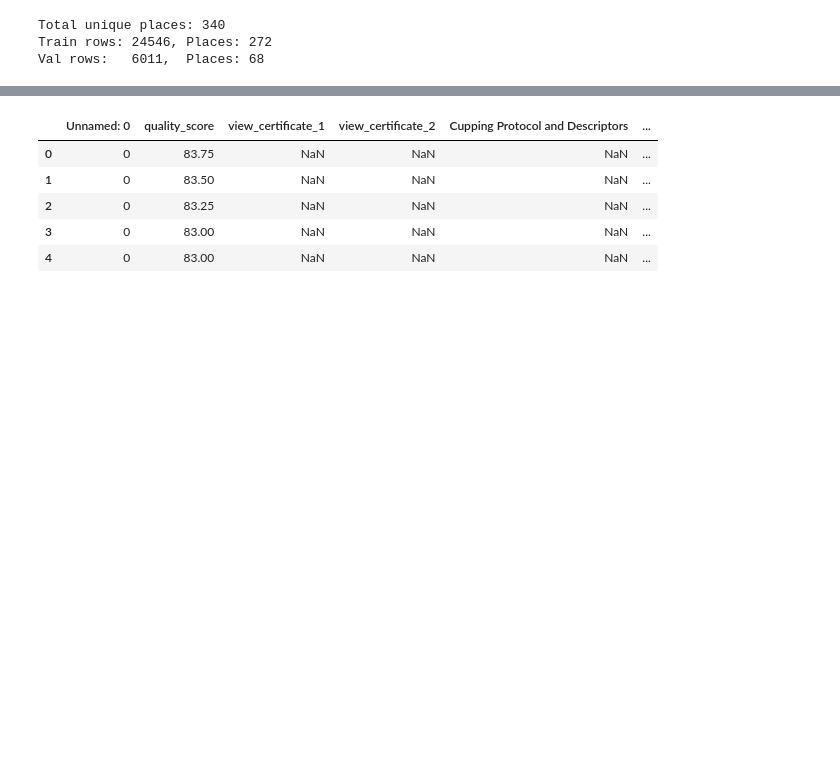
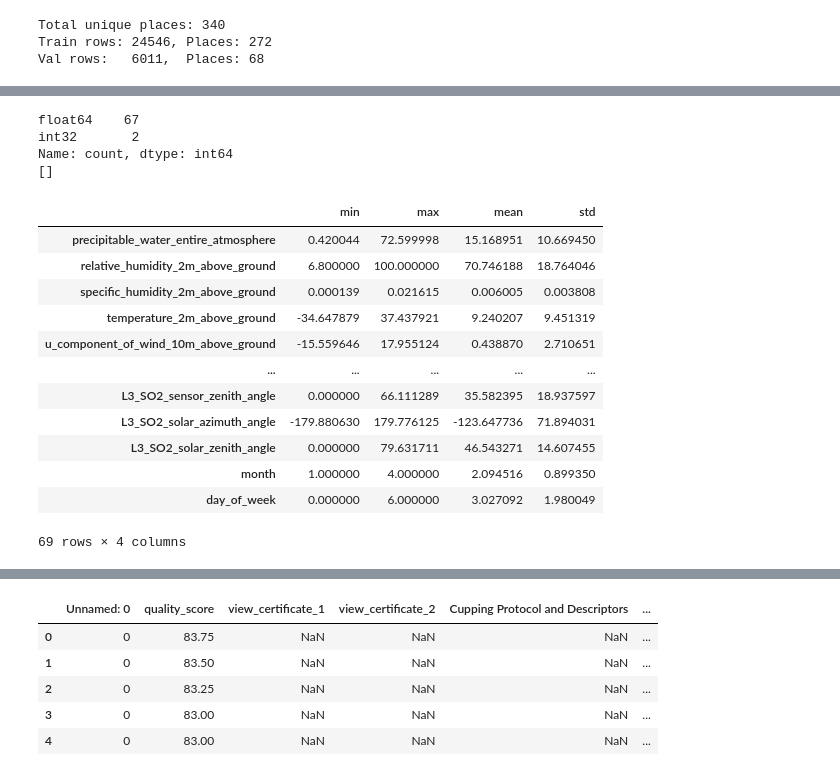
Before and after one commit to flyingpinguu/air_pollution_mlproject, a Jupyter notebook: air_pollution.ipynb, the cells around one changed output, grey strips where cells are left out. Drawn from its saved outputs; the diff is of its cells as text; code cells hidden in the pictures; blank space fills up the shorter version.

```diff
--- a/air_pollution.ipynb
+++ b/air_pollution.ipynb
@@ -134,0 +167,28 @@ y_val = val_split['target']
+# %%
+#check for data types
+print(X_tr.dtypes.value_counts())
+
+# Check if any non-numeric columns slipped through
+print(X_tr.select_dtypes('object').columns.tolist())
+# %% [output]
+float64    67
+int32       2
+Name: count, dtype: int64
+[]
+# %%
+#we look for outliers
+X_tr.describe().T[['min', 'max', 'mean', 'std']]
+# %% [output]
+|  | min | max | mean | std |
+| precipitable_water_entire_atmosphere | 0.420044 | 72.599998 | 15.168951 | 10.669450 |
+| relative_humidity_2m_above_ground | 6.800000 | 100.000000 | 70.746188 | 18.764046 |
+| specific_humidity_2m_above_ground | 0.000139 | 0.021615 | 0.006005 | 0.003808 |
+| temperature_2m_above_ground | -34.647879 | 37.437921 | 9.240207 | 9.451319 |
+| u_component_of_wind_10m_above_ground | -15.559646 | 17.955124 | 0.438870 | 2.710651 |
+| ... | ... | ... | ... | ... |
+| L3_SO2_sensor_zenith_angle | 0.000000 | 66.111289 | 35.582395 | 18.937597 |
+| L3_SO2_solar_azimuth_angle | -179.880630 | 179.776125 | -123.647736 | 71.894031 |
+| L3_SO2_solar_zenith_angle | 0.000000 | 79.631711 | 46.543271 | 14.607455 |
+| month | 1.000000 | 4.000000 | 2.094516 | 0.899350 |
+| day_of_week | 0.000000 | 6.000000 | 3.027092 | 1.980049 |
+69 rows × 4 columns
```
Also changed, not shown: parts of 11 cells of this notebook.
